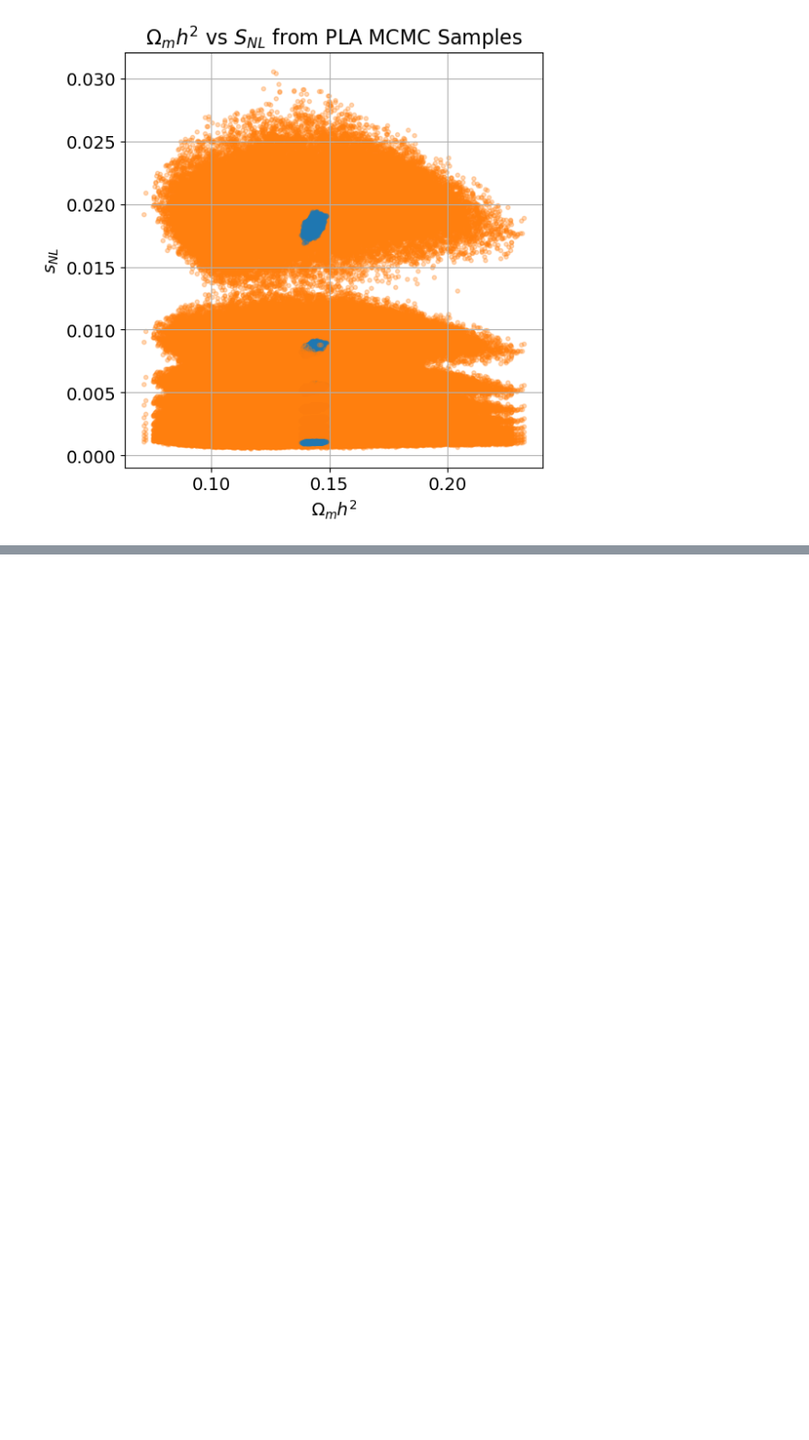
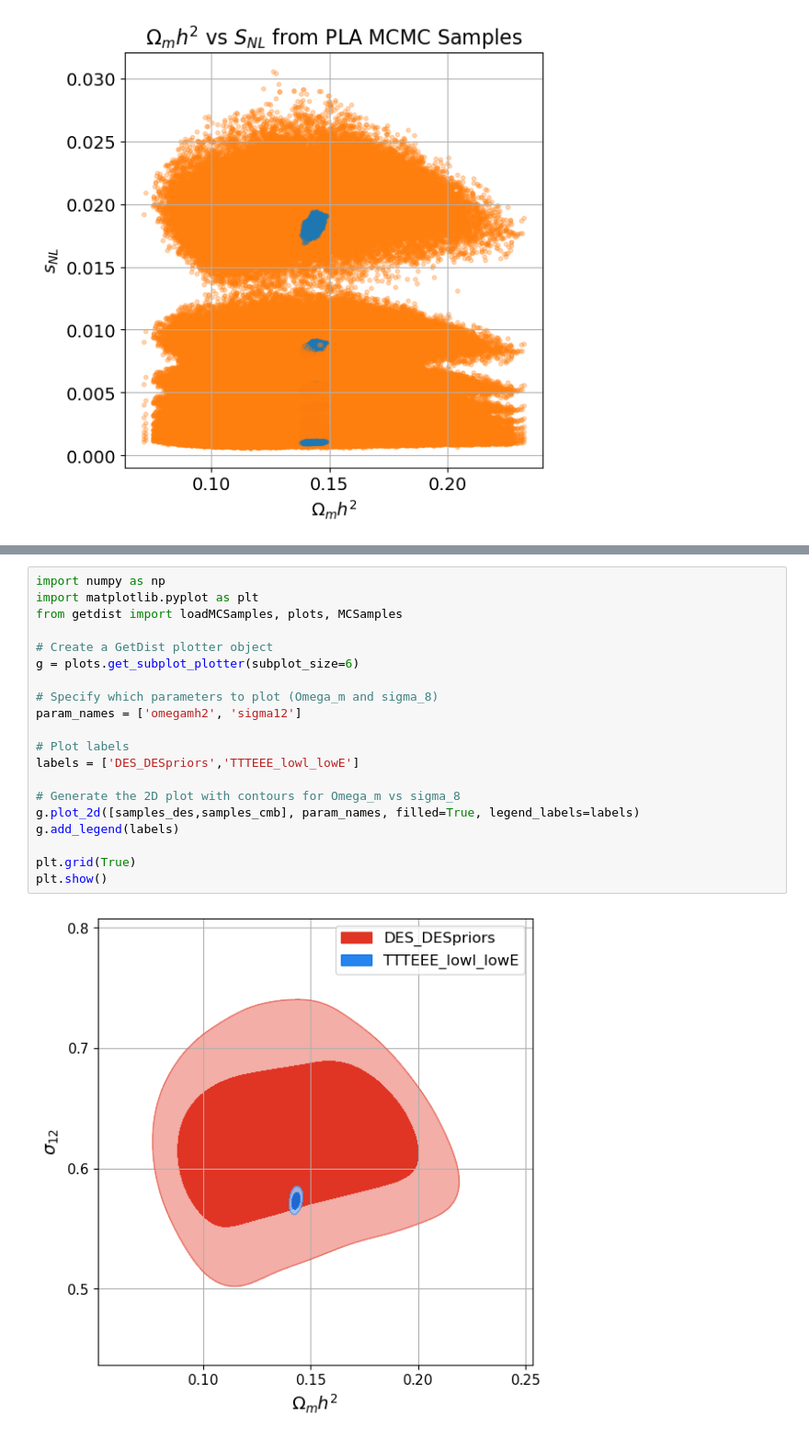
Before and after one commit to FedeDavilaKurban/Snl, a Jupyter notebook: Pk_from_MCMC.ipynb, the cells around one changed output, grey strips where cells are left out. Shown at 92% size. Drawn from its saved outputs; the diff is of its cells as text; blank space fills up the shorter version.

```diff
--- a/Pk_from_MCMC.ipynb
+++ b/Pk_from_MCMC.ipynb
@@ -286,3 +284,25 @@ samples_des.addDerived(omegamh2_des, name='omegamh2', label=r'\Omega_m h^2')
+# %%
+import numpy as np
+import matplotlib.pyplot as plt
+from getdist import loadMCSamples, plots, MCSamples
+
+# Create a GetDist plotter object
+g = plots.get_subplot_plotter(subplot_size=6)
+
+# Specify which parameters to plot (Omega_m and sigma_8)
+param_names = ['omegamh2', 'sigma12']
+
+# Plot labels
+labels = ['DES_DESpriors','TTTEEE_lowl_lowE']
+
+# Generate the 2D plot with contours for Omega_m vs sigma_8
+g.plot_2d([samples_des,samples_cmb], param_names, filled=True, legend_labels=labels)
+g.add_legend(labels)
+
+plt.grid(True)
+plt.show()
+# %% [output]
+[figure, added]
 # %%
 import numpy as np
 import matplotlib.pyplot as plt
```
Also changed, not shown: parts of 8 cells of this notebook.
